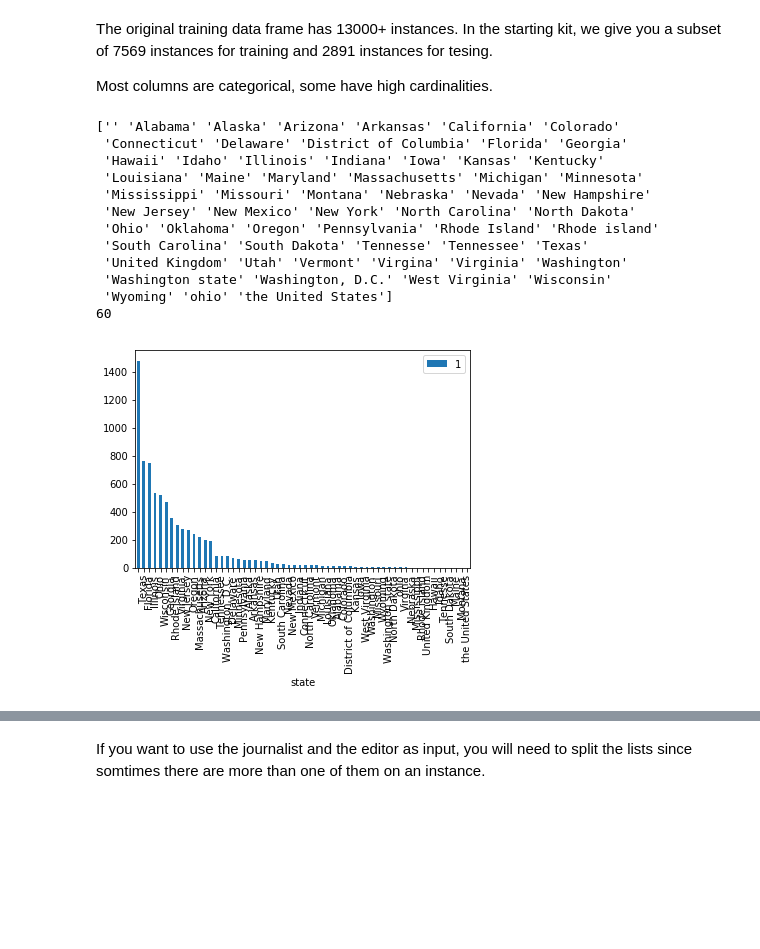
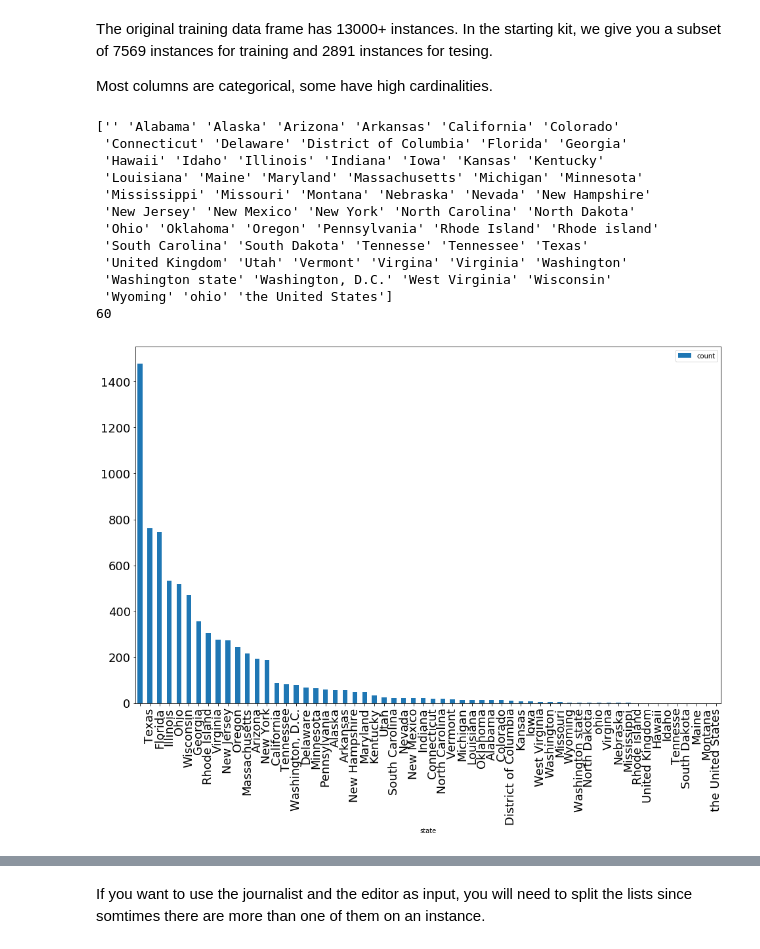
Before and after one commit to ramp-kits/fake_news, a Jupyter notebook: fake_news_starting_kit.ipynb, the cells around one changed output, grey strips where cells are left out. Drawn from its saved outputs; the diff is of its cells as text; code cells hidden in the pictures; blank space fills up the shorter version.

```diff
--- a/fake_news_starting_kit.ipynb
+++ b/fake_news_starting_kit.ipynb
@@ -119,23 +107,24 @@ Most columns are categorical, some have high cardinalities.
 # %%
 print(np.unique(data['state']))
 print(len(np.unique(data['state'])))
-data.groupby('state').count()[['1']].sort_values(
-    '1', ascending=False).reset_index().plot.bar(
-        x='state', y='1');
+data.groupby('state').count()[['job']].sort_values(
+    'job', ascending=False).reset_index().rename(
+    columns={'job': 'count'}).plot.bar(
+    x='state', y='count', figsize=(16, 10), fontsize=18);
 # %% [output]
 ['' 'Alabama' 'Alaska' 'Arizona' 'Arkansas' 'California' 'Colorado'
  'Connecticut' 'Delaware' 'District of Columbia' 'Florida' 'Georgia'
  'Hawaii' 'Idaho' 'Illinois' 'Indiana' 'Iowa' 'Kansas' 'Kentucky'
  'Louisiana' 'Maine' 'Maryland' 'Massachusetts' 'Michigan' 'Minnesota'
  'Mississippi' 'Missouri' 'Montana' 'Nebraska' 'Nevada' 'New Hampshire'
  'New Jersey' 'New Mexico' 'New York' 'North Carolina' 'North Dakota'
  'Ohio' 'Oklahoma' 'Oregon' 'Pennsylvania' 'Rhode Island' 'Rhode island'
  'South Carolina' 'South Dakota' 'Tennesse' 'Tennessee' 'Texas'
  'United Kingdom' 'Utah' 'Vermont' 'Virgina' 'Virginia' 'Washington'
  'Washington state' 'Washington, D.C.' 'West Virginia' 'Wisconsin'
  'Wyoming' 'ohio' 'the United States']
 60
-[figure, old version]
+[figure, new version]
 # %%
 print(np.unique(data['job']))
 print(len(np.unique(data['job'])))
```
Also changed, not shown: parts of 20 cells of this notebook.
